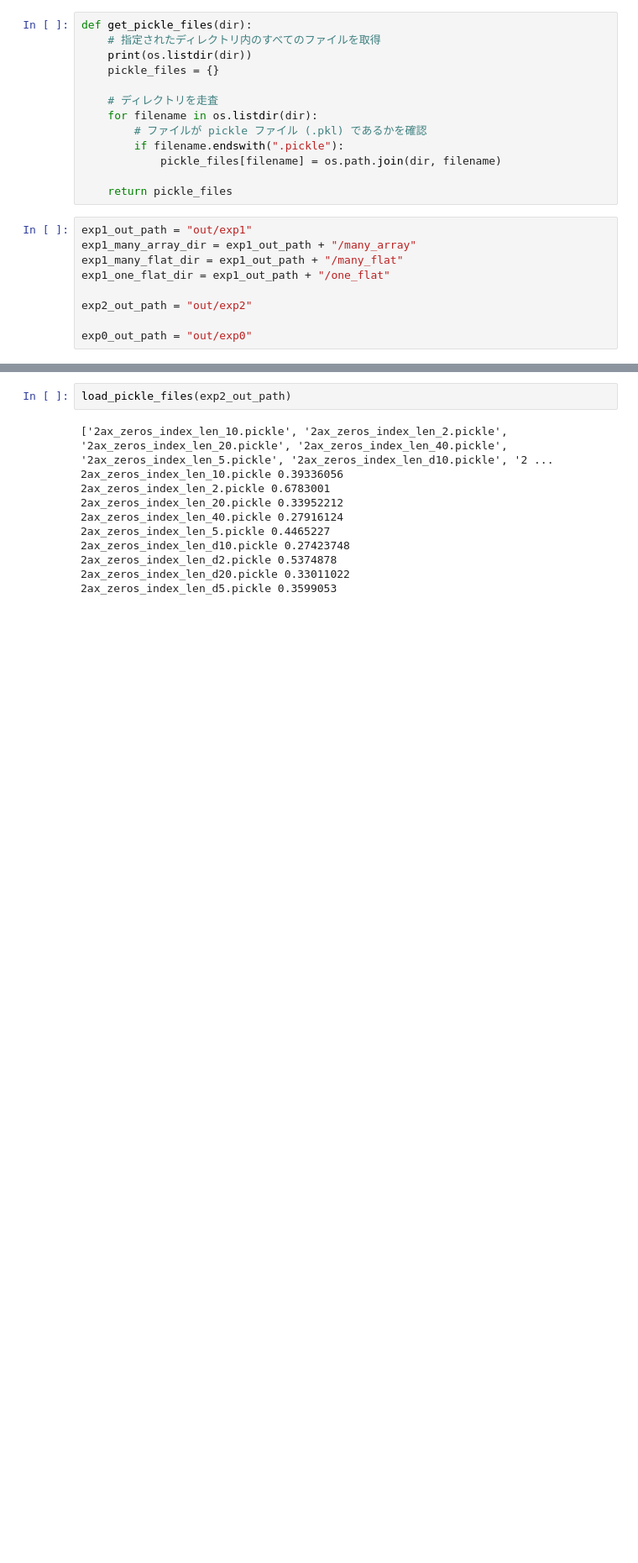
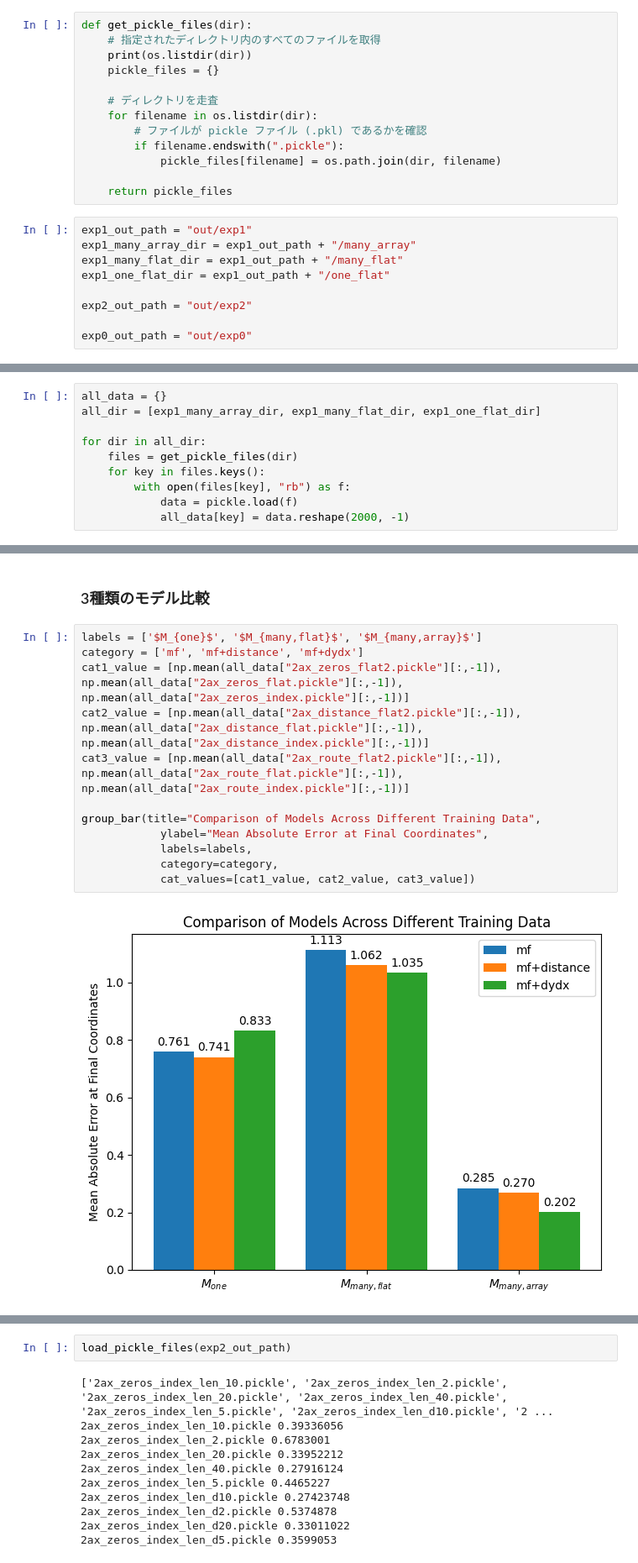
Before and after one commit to hal0309/lab-abci, a Jupyter notebook: _test/eval_m2_datashow.ipynb, the cells around one changed output, grey strips where cells are left out. Shown at 84% size. Drawn from its saved outputs; the diff is of its cells as text; blank space fills up the shorter version.

```diff
--- a/_test/eval_m2_datashow.ipynb
+++ b/_test/eval_m2_datashow.ipynb
@@ -119,2 +81,12 @@ def load_pickle_files(dir):
             last_data = reshaped_data[:,-1]
             print(key, np.mean(last_data))
+# %%
+all_data = {}
+all_dir = [exp1_many_array_dir, exp1_many_flat_dir, exp1_one_flat_dir]
+
+for dir in all_dir:
+    files = get_pickle_files(dir)
+    for key in files.keys():
+        with open(files[key], "rb") as f:
+            data = pickle.load(f)
+            all_data[key] = data.reshape(2000, -1)
@@ -120,0 +136,16 @@ def load_pickle_files(dir):
+# %% [markdown]
+### 3種類のモデル比較
+# %%
+labels = ['$M_{one}$', '$M_{many,flat}$', '$M_{many,array}$']
+category = ['mf', 'mf+distance', 'mf+dydx']
+cat1_value = [np.mean(all_data["2ax_zeros_flat2.pickle"][:,-1]), np.mean(all_data["2ax_zeros_flat.pickle"][:,-1]), np.mean(all_data["2ax_zeros_index.pickle"][:,-1])]
+cat2_value = [np.mean(all_data["2ax_distance_flat2.pickle"][:,-1]), np.mean(all_data["2ax_distance_flat.pickle"][:,-1]), np.mean(all_data["2ax_distance_index.pickle"][:,-1])]
+cat3_value = [np.mean(all_data["2ax_route_flat2.pickle"][:,-1]), np.mean(all_data["2ax_route_flat.pickle"][:,-1]), np.mean(all_data["2ax_route_index.pickle"][:,-1])]
+
+group_bar(title="Comparison of Models Across Different Training Data",
+            ylabel="Mean Absolute Error at Final Coordinates",
+            labels=labels,
+            category=category,
+            cat_values=[cat1_value, cat2_value, cat3_value])
+# %% [output]
+[figure, added]
```
Also changed, not shown: parts of 31 cells of this notebook, 1 other file.
